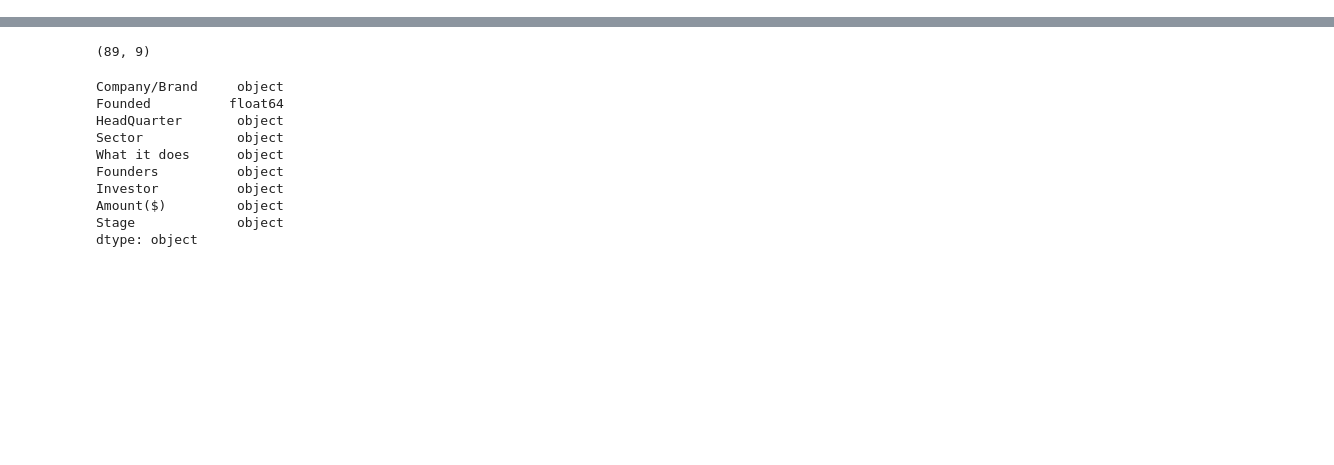
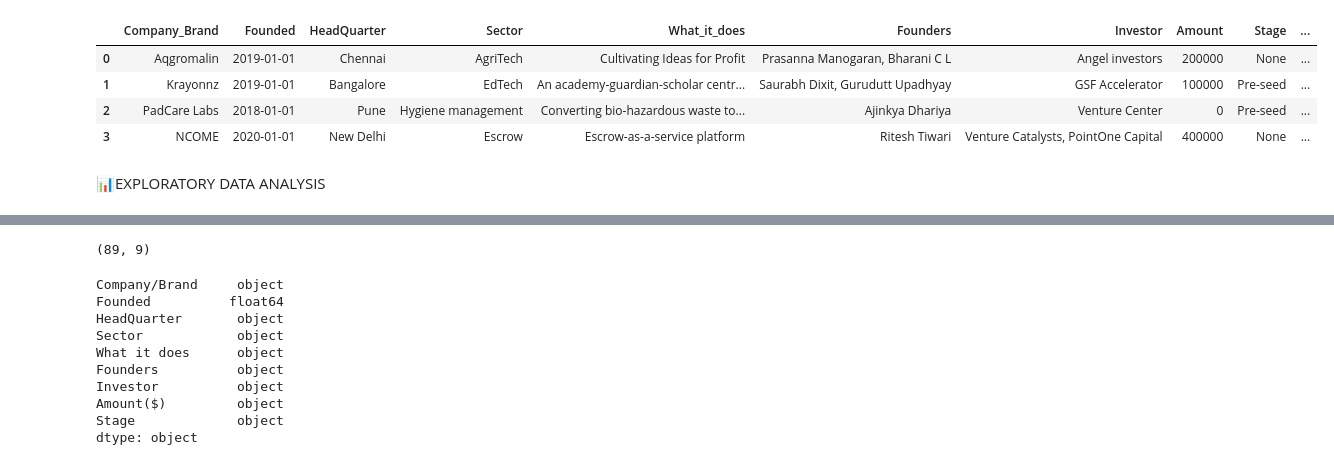
Before and after one commit to Nakkungu/LP1, a Jupyter notebook: LP1.ipynb, the cells around one changed output, grey strips where cells are left out. Saved outputs shown, nothing was run; the diff lists cells and outputs as text; code cells hidden in the pictures; blank space fills up the shorter version.

```diff
--- a/LP1.ipynb
+++ b/LP1.ipynb
@@ -43,0 +97,6 @@ InterfaceError: ('IM002', '[IM002] [Microsoft][ODBC Driver Manager] Data source
+# %%
+# Convert 'Founded' column to datetime if it contains years
+
+# Convert 'Founded' column to datetime if it contains years
+data['Founded'] = pd.to_datetime(data['Founded'], format='%Y', errors='coerce')
+data.dtypes
@@ -43,0 +115,12 @@ InterfaceError: ('IM002', '[IM002] [Microsoft][ODBC Driver Manager] Data source
+# %%
+# Convert 'Amount' column to integer and handle NaN values
+data['Amount'] = data['Amount'].fillna(0).astype(int)
+data.head(4)
+# %% [output]
+|  | Company_Brand | Founded | HeadQuarter | Sector | What_it_does | Founders | Investor | Amount | Stage | ... |
+| 0 | Aqgromalin | 2019-01-01 | Chennai | AgriTech | Cultivating Ideas for Profit | Prasanna Manogaran, Bharani C L | Angel investors | 200000 | None | ... |
+| 1 | Krayonnz | 2019-01-01 | Bangalore | EdTech | An academy-guardian-scholar centr... | Saurabh Dixit, Gurudutt Upadhyay | GSF Accelerator | 100000 | Pre-seed | ... |
+| 2 | PadCare Labs | 2018-01-01 | Pune | Hygiene management | Converting bio-hazardous waste to... | Ajinkya Dhariya | Venture Center | 0 | Pre-seed | ... |
+| 3 | NCOME | 2020-01-01 | New Delhi | Escrow | Escrow-as-a-service platform | Ritesh Tiwari | Venture Catalysts, PointOne Capital | 400000 | None | ... |
+# %% [markdown]
+📊EXPLORATORY DATA ANALYSIS
```
Also changed, not shown: parts of 18 cells of this notebook.
